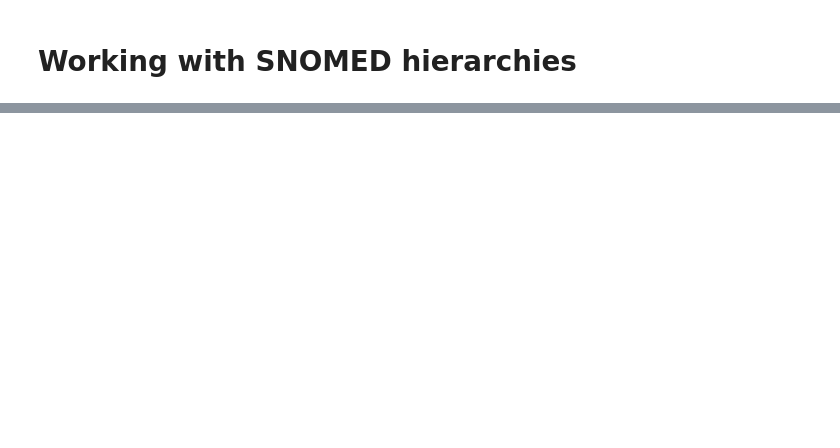
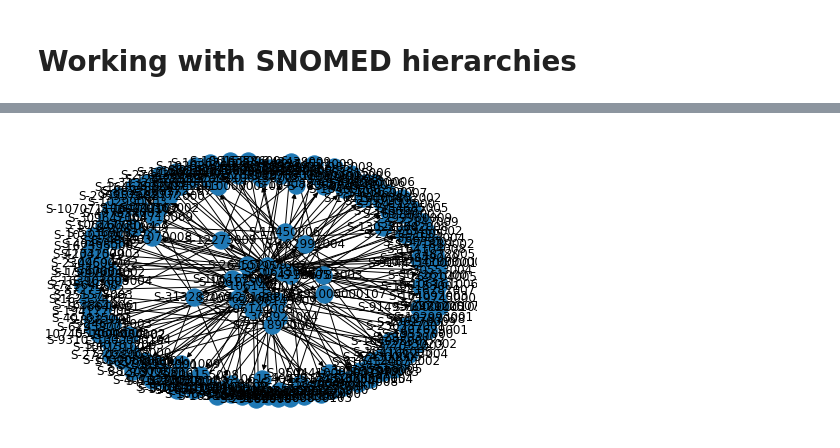
Before and after one commit to tomolopolis/SNOMED-CT_Analysis, a Jupyter notebook: SNOMED hierarchies.ipynb, the cells around one changed output, grey strips where cells are left out. Saved outputs shown, nothing was run; the diff lists cells and outputs as text; code cells hidden in the pictures; blank space fills up the shorter version.

Commit message:
Added network plots

```diff
--- a/SNOMED hierarchies.ipynb
+++ b/SNOMED hierarchies.ipynb
@@ -53,0 +111,9 @@ get_parents("S-389079005")
+# %%
+import networkx as nx
+import matplotlib.pyplot as plt
+%matplotlib inline
+
+g = nx.DiGraph()
+g.add_nodes_from(pt2ch.keys())
+for k, v in pt2ch.items():
+    g.add_edges_from(([(k, t) for t in v]))
@@ -53,0 +124,5 @@ get_parents("S-389079005")
+# %%
+ch = []
+ch.append("S-102957003")
+for a in pt2ch["S-102957003"]:
+    ch.append(a)
@@ -53,0 +133,5 @@ get_parents("S-389079005")
+# %%
+test = {}
+for key in ch:
+    case = {key: pt2ch.get(key)}
+    test.update(case)
@@ -53,0 +170,18 @@ get_parents("S-389079005")
+# %%
+import networkx as nx
+import matplotlib.pyplot as plt
+%matplotlib inline
+
+g = nx.DiGraph()
+g.add_nodes_from(test.keys())
+for k, v in test.items():
+    if v == None:
+        pass
+    else:
+        g.add_edges_from(([(k, t) for t in v]))
+# %%
+nx.draw(g, with_labels=True)
+# plt.savefig("simple_path.png") # save as png
+plt.show() # display
+# %% [output]
+[figure, added]
```
Also changed, not shown: parts of 20 cells of this notebook.
